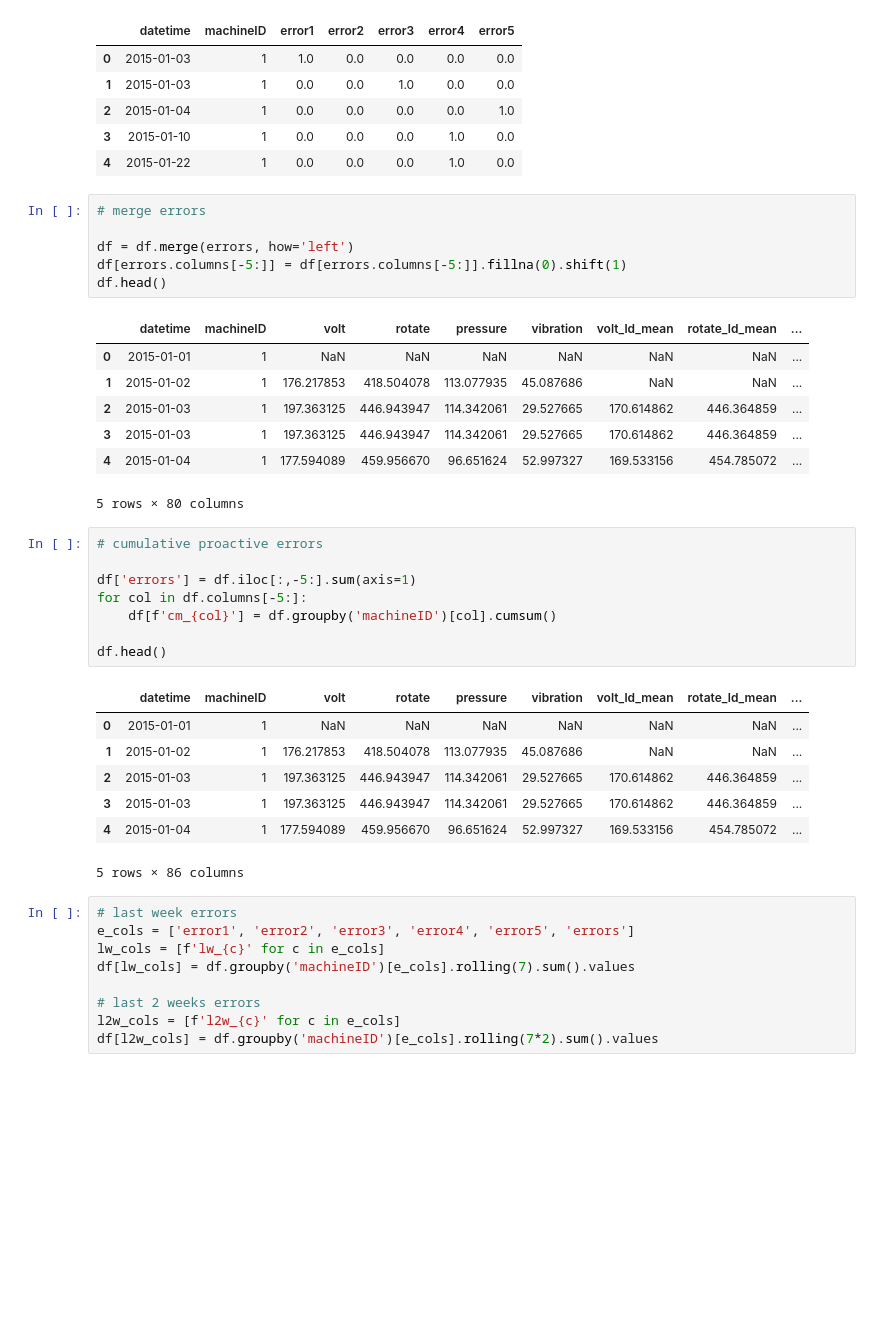
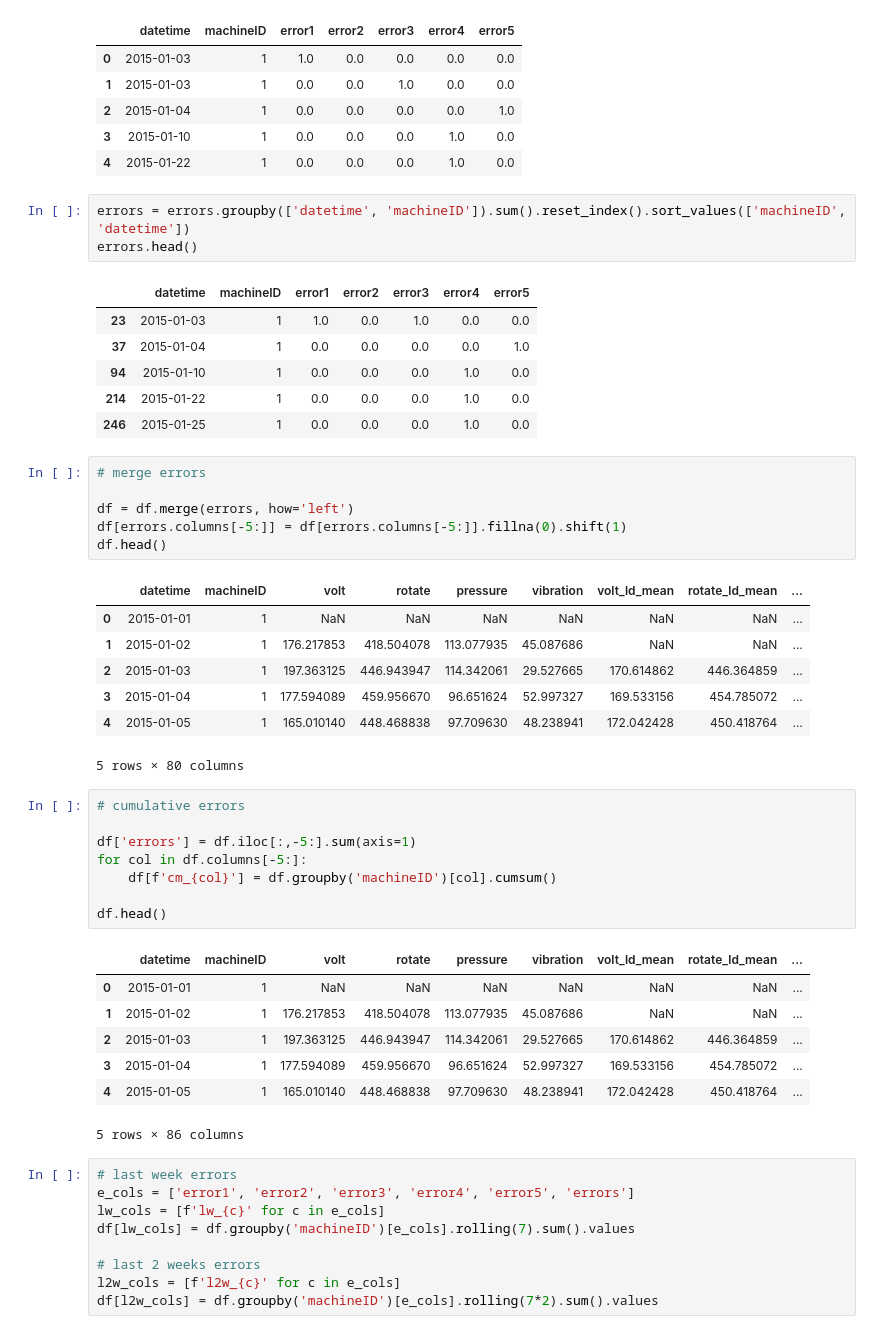
Before and after one commit to andreslomeliv/predictive_maintenance, a Jupyter notebook: predictive_maintenance_test.ipynb, the cells around one changed output. Cells and saved outputs as stored; diff of their text form; blank space fills up the shorter version.

```diff
--- a/predictive_maintenance_test.ipynb
+++ b/predictive_maintenance_test.ipynb
@@ -677,6 +675,16 @@ errors.head()
 | 2 | 2015-01-04 | 1 | 0.0 | 0.0 | 0.0 | 0.0 | 1.0 |
 | 3 | 2015-01-10 | 1 | 0.0 | 0.0 | 0.0 | 1.0 | 0.0 |
 | 4 | 2015-01-22 | 1 | 0.0 | 0.0 | 0.0 | 1.0 | 0.0 |
+# %%
+errors = errors.groupby(['datetime', 'machineID']).sum().reset_index().sort_values(['machineID', 'datetime'])
+errors.head()
+# %% [output]
+|  | datetime | machineID | error1 | error2 | error3 | error4 | error5 |
+| 23 | 2015-01-03 | 1 | 1.0 | 0.0 | 1.0 | 0.0 | 0.0 |
+| 37 | 2015-01-04 | 1 | 0.0 | 0.0 | 0.0 | 0.0 | 1.0 |
+| 94 | 2015-01-10 | 1 | 0.0 | 0.0 | 0.0 | 1.0 | 0.0 |
+| 214 | 2015-01-22 | 1 | 0.0 | 0.0 | 0.0 | 1.0 | 0.0 |
+| 246 | 2015-01-25 | 1 | 0.0 | 0.0 | 0.0 | 1.0 | 0.0 |
 # %%
 # merge errors
 
@@ -688,11 +696,11 @@ df.head()
 | 0 | 2015-01-01 | 1 | NaN | NaN | NaN | NaN | NaN | NaN | ... |
 | 1 | 2015-01-02 | 1 | 176.217853 | 418.504078 | 113.077935 | 45.087686 | NaN | NaN | ... |
 | 2 | 2015-01-03 | 1 | 197.363125 | 446.943947 | 114.342061 | 29.527665 | 170.614862 | 446.364859 | ... |
-| 3 | 2015-01-03 | 1 | 197.363125 | 446.943947 | 114.342061 | 29.527665 | 170.614862 | 446.364859 | ... |
-| 4 | 2015-01-04 | 1 | 177.594089 | 459.956670 | 96.651624 | 52.997327 | 169.533156 | 454.785072 | ... |
+| 3 | 2015-01-04 | 1 | 177.594089 | 459.956670 | 96.651624 | 52.997327 | 169.533156 | 454.785072 | ... |
+| 4 | 2015-01-05 | 1 | 165.010140 | 448.468838 | 97.709630 | 48.238941 | 172.042428 | 450.418764 | ... |
 5 rows × 80 columns
 # %%
-# cumulative proactive errors
+# cumulative errors
 
 df['errors'] = df.iloc[:,-5:].sum(axis=1)
 for col in df.columns[-5:]:
@@ -704,8 +712,8 @@ df.head()
 | 0 | 2015-01-01 | 1 | NaN | NaN | NaN | NaN | NaN | NaN | ... |
 | 1 | 2015-01-02 | 1 | 176.217853 | 418.504078 | 113.077935 | 45.087686 | NaN | NaN | ... |
 | 2 | 2015-01-03 | 1 | 197.363125 | 446.943947 | 114.342061 | 29.527665 | 170.614862 | 446.364859 | ... |
-| 3 | 2015-01-03 | 1 | 197.363125 | 446.943947 | 114.342061 | 29.527665 | 170.614862 | 446.364859 | ... |
-| 4 | 2015-01-04 | 1 | 177.594089 | 459.956670 | 96.651624 | 52.997327 | 169.533156 | 454.785072 | ... |
+| 3 | 2015-01-04 | 1 | 177.594089 | 459.956670 | 96.651624 | 52.997327 | 169.533156 | 454.785072 | ... |
+| 4 | 2015-01-05 | 1 | 165.010140 | 448.468838 | 97.709630 | 48.238941 | 172.042428 | 450.418764 | ... |
 5 rows × 86 columns
 # %%
 # last week errors
```
Also changed, not shown: parts of 36 cells of this notebook, 2 other files.
